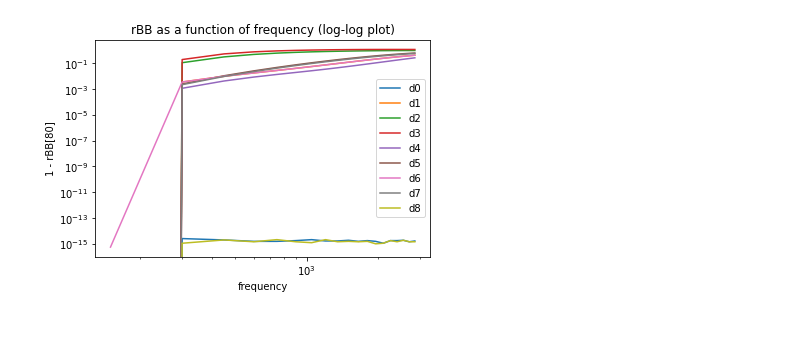
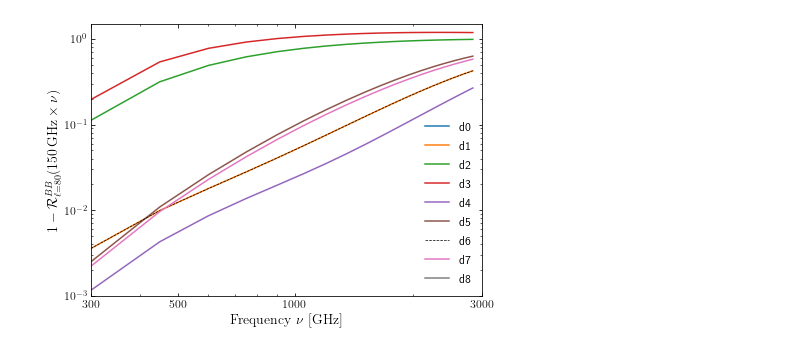
Before and after one commit to myra-norton/dust-model-correlation, a Jupyter notebook: frequency v RBB.ipynb, the cells around one changed output. Drawn from its saved outputs; the diff is of its cells as text; code cells hidden in the pictures.

```diff
--- a/frequency v RBB.ipynb
+++ b/frequency v RBB.ipynb
@@ -7,6 +9,10 @@ import pysm3
 import pysm3.units as u
 import warnings
 warnings.filterwarnings("ignore")
+# %%
+rc('text', usetex=True)
+res_dpi = 300
+ext = 'pdf'
 # %%
 #function that takes in frequency and makes a map
 def make_map(freq):
@@ -14,6 +20,6 @@ def make_map(freq):
 # %%
 #function that takes in a map, the map_150, and  and outputs rbb80 value
 def rbb80(map2, map_150, clbb1x1):
-    clbb1x2 = hp.anafast(map_150GHz, map2)[2][80]
+    clbb1x2 = hp.anafast(map_150, map2)[2][80]
     clbb2x2 = hp.anafast(map2)[2][80]
     return clbb1x2/(np.sqrt(clbb1x1*clbb2x2))
@@ -31,6 +26,6 @@ def loglog_rbb(rbb_vals, i):
 # %%
 freqs = np.arange(150,3000,150)
-rbb80_vals = np.ones_like(freqs)*1.
+rbb80_vals = np.ones((len(freqs),9))*1.
 #for all of the models
 for i in range(9):
     #make a sky
@@ -40,7 +35,27 @@ for i in range(9):
     clbb1x1 = hp.anafast(map_150GHz)[2][80]
     #compute RlBB[80] for every 150GHz from 150GHz to 3THz
     for j, freq in enumerate(freqs):
-        rbb80_vals[j] = (1 - rbb80(make_map(freq), map_150GHz, clbb1x1))
-    loglog_rbb(rbb80_vals, i)
+        rbb80_vals[j][i] = (1 - rbb80(make_map(freq), map_150GHz, clbb1x1))
-# %% [output]
-[figure, removed]
+# %%
+fig, ax = plt.subplots(1,1,figsize=(7, 5))
+ax.set_xscale('log')
+ax.set_xlabel(r'${\rm Frequency}\ \nu\ [{\rm GHz}]$', fontsize=14)
+ax.set_yscale('log')
+ax.set_ylabel(r'$1 - \mathcal{R}^{BB}_{\ell=80} (150\,{\rm GHz}\times\nu)$', fontsize=14)
+ax.axis([300, 3000.,  1e-3, 1.5])
+ax.xaxis.set_major_formatter(matplotlib.ticker.NullFormatter())
+ax.xaxis.set_minor_formatter(matplotlib.ticker.NullFormatter())
+ax.tick_params(axis='both', which='both', labelsize=12, bottom=True, top=True, left=True, right=True, direction='in')
+ax.set_xticks([300, 500, 1000, 3000])
+ax.get_xaxis().set_major_formatter(matplotlib.ticker.ScalarFormatter())
+
+models = np.array([0,1,2,3,4,5,6,7,8])
+for i, model in enumerate(models):
+    if i == 6:
+        ax.plot(freqs[1:], rbb80_vals[1:,6], label= 'd'+str(i), linestyle='--', color='k', linewidth = 0.7)
+    else:
+        ax.plot(freqs[1:], rbb80_vals[1:,i], label= 'd'+str(i))
+ax.legend(frameon=False, prop={'size': 12})
+plt.savefig('rbb.' + ext,format=ext,dpi=res_dpi,bbox_inches='tight')
+# %% [output]
+[figure, added]
```
Also changed, not shown: parts of 2 cells of this notebook.
